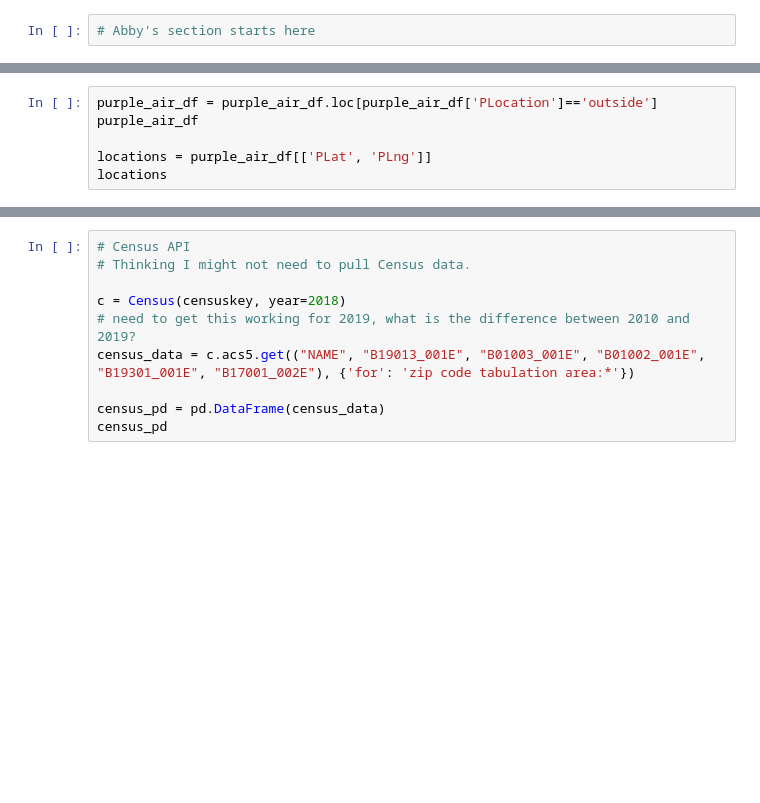
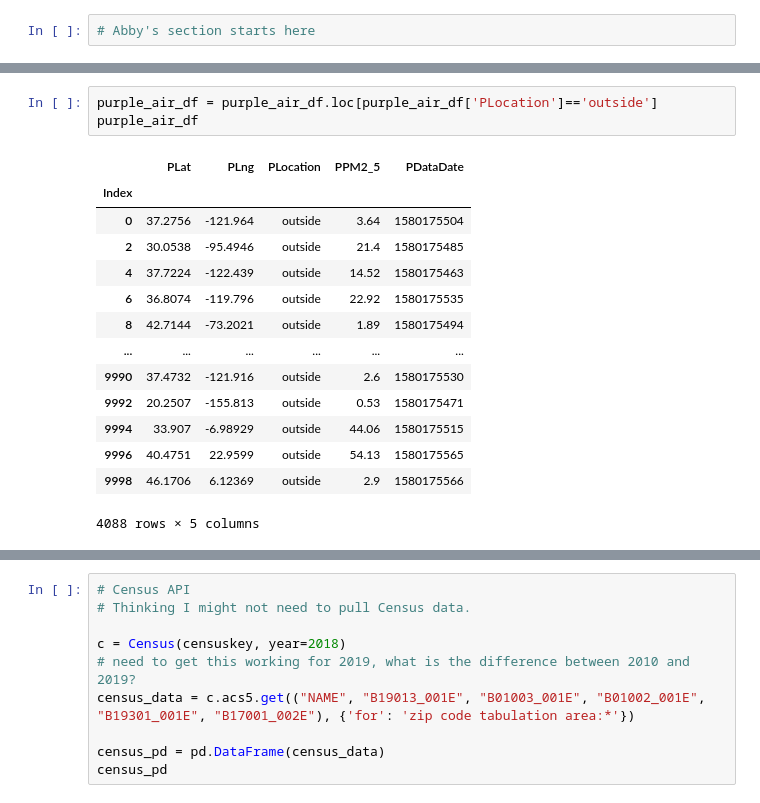
Before and after one commit to abbylemon/fake-news, a Jupyter notebook: AirQuality.ipynb, the cells around one changed output, grey strips where cells are left out. Drawn from its saved outputs; the diff is of its cells as text; blank space fills up the shorter version.

```diff
--- a/AirQuality.ipynb
+++ b/AirQuality.ipynb
@@ -41,9 +56,21 @@ purple_air_df
 # %%
 purple_air_df = purple_air_df.loc[purple_air_df['PLocation']=='outside']
 purple_air_df
-
-locations = purple_air_df[['PLat', 'PLng']]
-locations
+# %% [output]
+|  | PLat | PLng | PLocation | PPM2_5 | PDataDate |
+| Index |  |  |  |  |  |
+| 0 | 37.2756 | -121.964 | outside | 3.64 | 1580175504 |
+| 2 | 30.0538 | -95.4946 | outside | 21.4 | 1580175485 |
+| 4 | 37.7224 | -122.439 | outside | 14.52 | 1580175463 |
+| 6 | 36.8074 | -119.796 | outside | 22.92 | 1580175535 |
+| 8 | 42.7144 | -73.2021 | outside | 1.89 | 1580175494 |
+| ... | ... | ... | ... | ... | ... |
+| 9990 | 37.4732 | -121.916 | outside | 2.6 | 1580175530 |
+| 9992 | 20.2507 | -155.813 | outside | 0.53 | 1580175471 |
+| 9994 | 33.907 | -6.98929 | outside | 44.06 | 1580175515 |
+| 9996 | 40.4751 | 22.9599 | outside | 54.13 | 1580175565 |
+| 9998 | 46.1706 | 6.12369 | outside | 2.9 | 1580175566 |
+4088 rows × 5 columns
 # %%
 # EPA API
 # sample data (lowest granularity date) by box (lat, long range)
```
Also changed, not shown: parts of 5 cells of this notebook, 1 other file.
